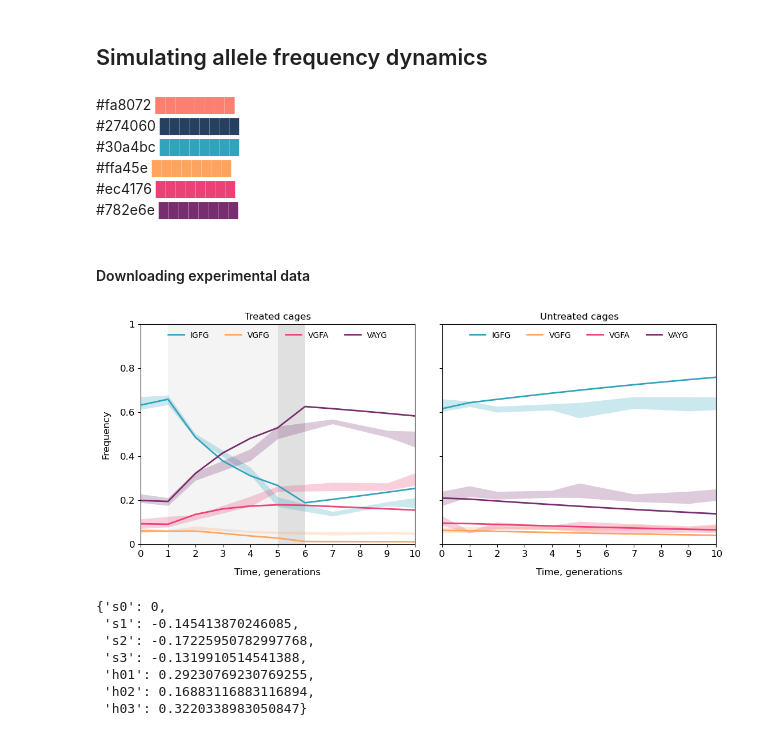
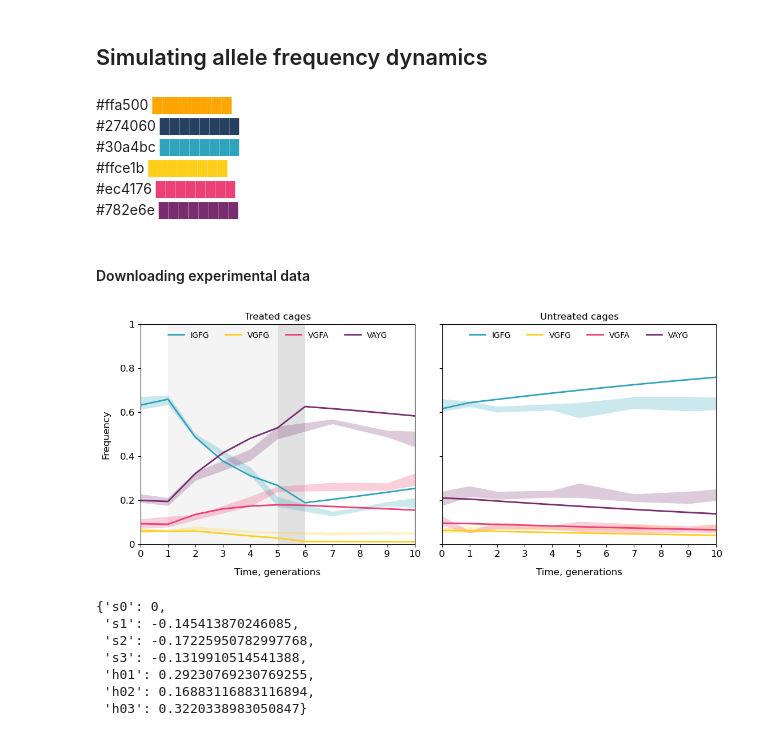
Before and after one commit to alyulina/dominance-reversal, a Jupyter notebook: simulations.ipynb, the cells around one changed output. Saved outputs shown, nothing was run; the diff lists cells and outputs as text; code cells hidden in the pictures.

```diff
--- a/simulations.ipynb
+++ b/simulations.ipynb
@@ -35,8 +36,8 @@ genotypes_dict = dict(zip(genotypes, ['SS', 'SR1', 'SR2', 'SR3', 'R1R1', 'R1R2',
 # ploting parameters:
 grey = '#999999'
 blue = '#274060' # untreated cages
-pink = '#fa8072' # treated cages
-allele_colors = {0: '#30a4bc', 1: '#ffa45e', 2: '#ec4176', 3: '#782e6e'}
+orange = '#ffa500' # treated cages
+allele_colors = {0: '#30a4bc', 1: '#ffce1b', 2: '#ec4176', 3: '#782e6e'}
 w = 2 # linewidth
 fontsize = 12 # font size
 padsize = 12 # pad size
@@ -44,10 +45,10 @@ legendfontsize = 10 # legend font size
 
 display(Markdown('<br>'.join(
     f'<span style="font-family: monospace">{color} <span style="color: {color}">████████</span></span>'
-    for color in [pink, blue] + list(allele_colors.values())
+    for color in [orange, blue] + list(allele_colors.values())
 )))
 # %% [output]
-<span style="font-family: monospace">#fa8072 <span style="color: #fa8072">████████</span></span><br><span style="font-family: monospace">#274060 <span style="color: #274060">████████</span></span><br><span style="font-family: monospace">#30a4bc <span style="color: #30a4bc">████████</span></span><br><span style="font-family: monospace">#ffa45e <span style="color: #ffa45e">████████</span></span><br><span style="font-family: monospace">#ec4176 <span style="color: #ec4176">████████</span></span><br><span style="font-family: monospace">#782e6e <span style="color: #782e6e">████████</span></span>
+<span style="font-family: monospace">#ffa500 <span style="color: #ffa500">████████</span></span><br><span style="font-family: monospace">#274060 <span style="color: #274060">████████</span></span><br><span style="font-family: monospace">#30a4bc <span style="color: #30a4bc">████████</span></span><br><span style="font-family: monospace">#ffce1b <span style="color: #ffce1b">████████</span></span><br><span style="font-family: monospace">#ec4176 <span style="color: #ec4176">████████</span></span><br><span style="font-family: monospace">#782e6e <span style="color: #782e6e">████████</span></span>
 # %%
 def add_white(hex_color: str, percent_white: float) -> str:
 
@@ -287,7 +288,7 @@ for c in range(2):
         sim_allele_freqs_pest = pd.DataFrame(columns=['allele', 't=0', 't=1', 't=2', 't=3', 't=4', 't=5', 't=6', 't=7', 't=8', 't=9', 't=10'])
         for i in alleles:
             sim_allele_freqs_pest.loc[len(sim_allele_freqs_pest.index)] = [alleles_dict[i]] + fs[i][:-1]
-            sim_allele_freqs_pest.to_csv('./data/sim_allele_freqs_pesticide.csv', index=False)
+            sim_allele_freqs_pest.to_csv('./data/sim_allele_freqs_treated_cages.csv', index=False)
 
         for i in alleles:
             plt.plot(range(0, t + 2), fs[i], color=allele_colors[i], label=alleles_dict[i], linewidth=w)
@@ -311,35 +312,35 @@ for c in range(2):
         # saving the output - uncomment if needed
         sim_allele_freqs_control = pd.DataFrame(columns=['allele', 't=0', 't=1', 't=2', 't=3', 't=4', 't=5', 't=6', 't=7', 't=8', 't=9', 't=10'])
         for i in alleles:
             sim_allele_freqs_control.loc[len(sim_allele_freqs_control.index)] = [alleles_dict[i]] + fs_control[i][:-1]
-            sim_allele_freqs_control.to_csv('./data/sim_allele_freqs_control.csv', index=False)
+            sim_allele_freqs_control.to_csv('./data/sim_allele_freqs_untreated_cages.csv', index=False)
 
         for i in alleles:
             plt.plot(range(t + 2), fs_control[i], color=allele_colors[i], label=alleles_dict[i], linewidth=w)
             plt.fill_between(x=[x[0] for x in avg_allele_freqs_control[i]], y1=[x[2] for x in avg_allele_freqs_control[i]], y2=[x[3] for x in avg_allele_freqs_control[i]],
                              color=allele_colors[i], alpha=0.25, linewidth=0, zorder=0)
 
         plt.title('Untreated cages', fontsize=fontsize)
 
     plt.yticks([0, 0.2, 0.4, 0.6, 0.8, 1], [0, 0.2, 0.4, 0.6, 0.8, 1])
     plt.xticks([0, 1, 2, 3, 4, 5, 6, 7, 8, 9, 10], [0, 1, 2, 3, 4, 5, 6, 7, 8, 9, 10])
     plt.tick_params(axis='both', labelsize=fontsize)
 
     plt.ylim(0, 1)
     plt.xlim(0, 10)
 
     if c == 0:
         plt.ylabel('Frequency', fontsize=fontsize, labelpad=padsize);
         plt.xticks([0, 1, 2, 3, 4, 5, 6, 7, 8, 9, 10], [0, 1, 2, 3, 4, 5, 6, 7, 8, 9, 10])
     else:
         plt.yticks([0, 0.2, 0.4, 0.6, 0.8, 1], [])
     plt.xlabel('Time, generations', fontsize=fontsize, labelpad=padsize);
 
     plt.legend(frameon=False, fontsize=legendfontsize, loc='upper center', handletextpad=0.8, ncol=4);
 
 plt.savefig('./figs/simulated_allele_freqs.pdf', dpi=600, bbox_inches='tight')
 # %% [output]
-[figure, old version]
+[figure, new version]
 # %%
 # let's now estimate h and s from viability measurements using the definitions above:
 # can check that if we use these values, we'll get the viabilities back - done! at 7.5 ppm, cannot find h01 since s1 = s0
```
Also changed, not shown: parts of 6 cells of this notebook.
